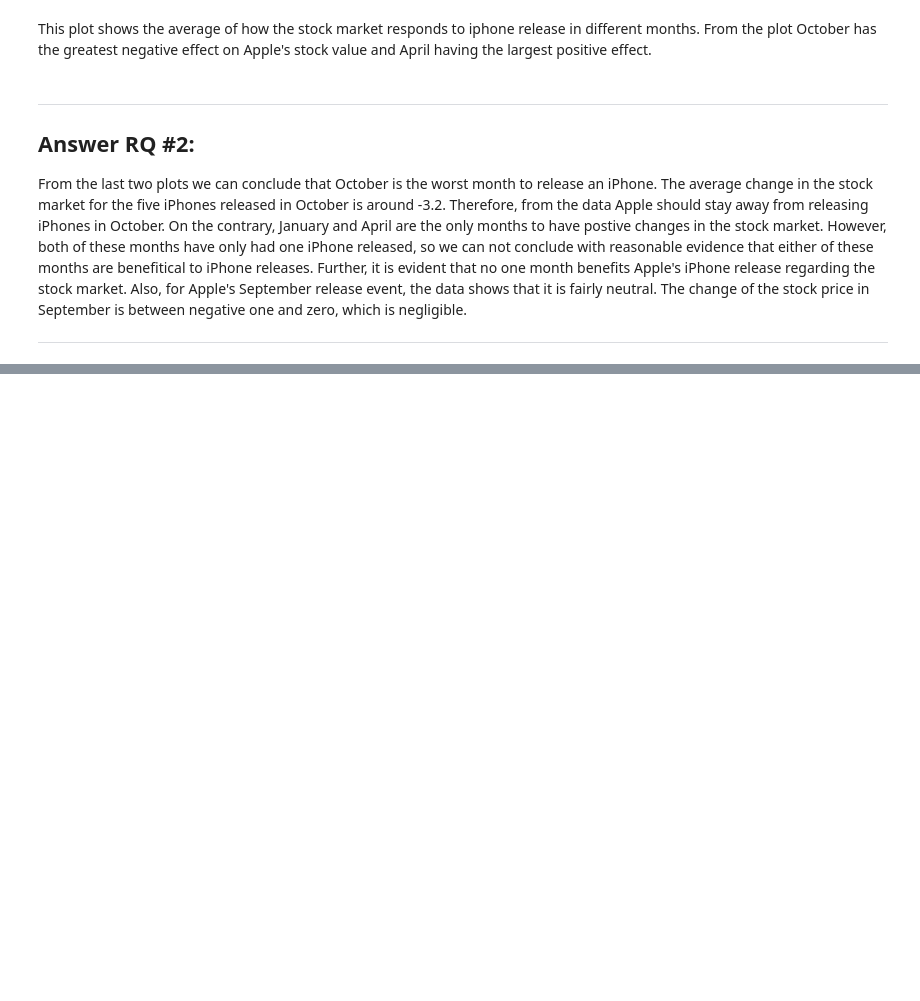
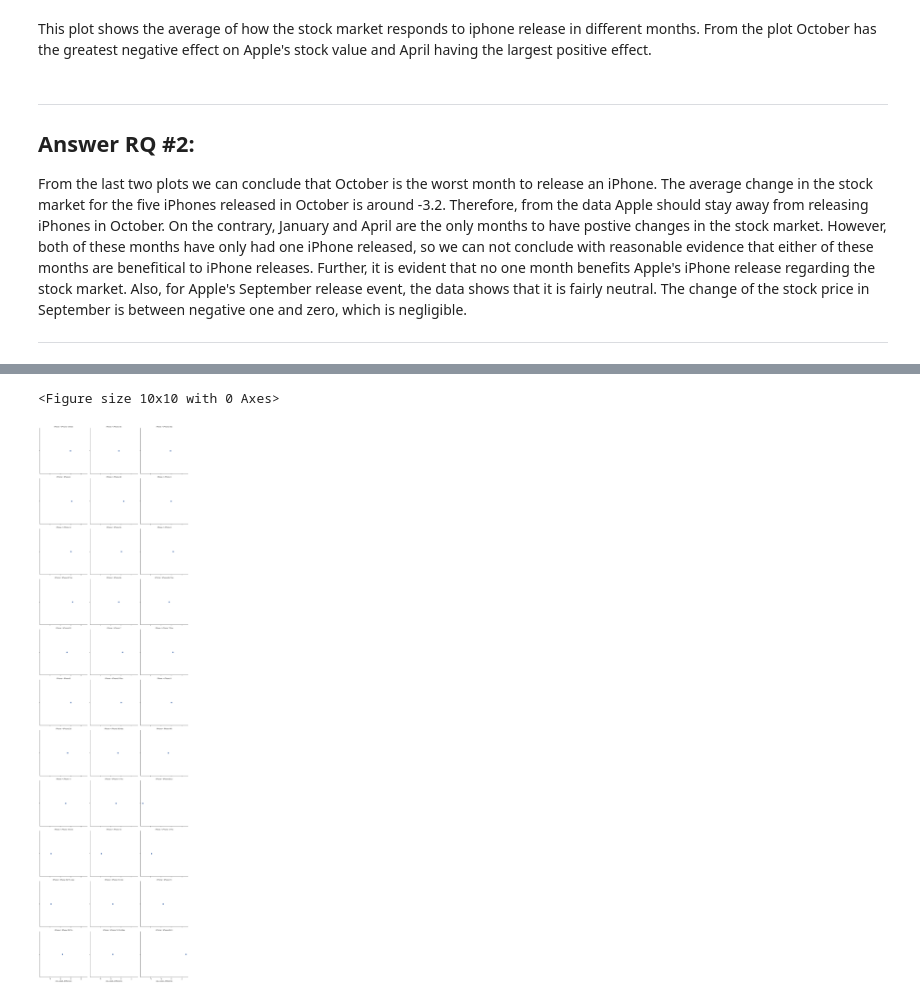
Before and after one commit to ubco-W2022T2-data301/project-group-group11, a Jupyter notebook: analysis/analysis1.ipynb, the cells around one changed output, grey strips where cells are left out. Cells and saved outputs as stored; diff of their text form; code cells hidden in the pictures; blank space fills up the shorter version.

```diff
--- a/analysis/analysis1.ipynb
+++ b/analysis/analysis1.ipynb
@@ -235,0 +242,6 @@ From the last two plots we can conclude that October is the worst month to relea
+# %%
+sns.catplot(data=df, x='one_week_Difference', col='iPhone', kind='point', col_wrap=3)
+plt.show()
+# %% [output]
+<Figure size 10x10 with 0 Axes>
+[figure, added]
```
Also changed, not shown: parts of 1 cell of this notebook.
